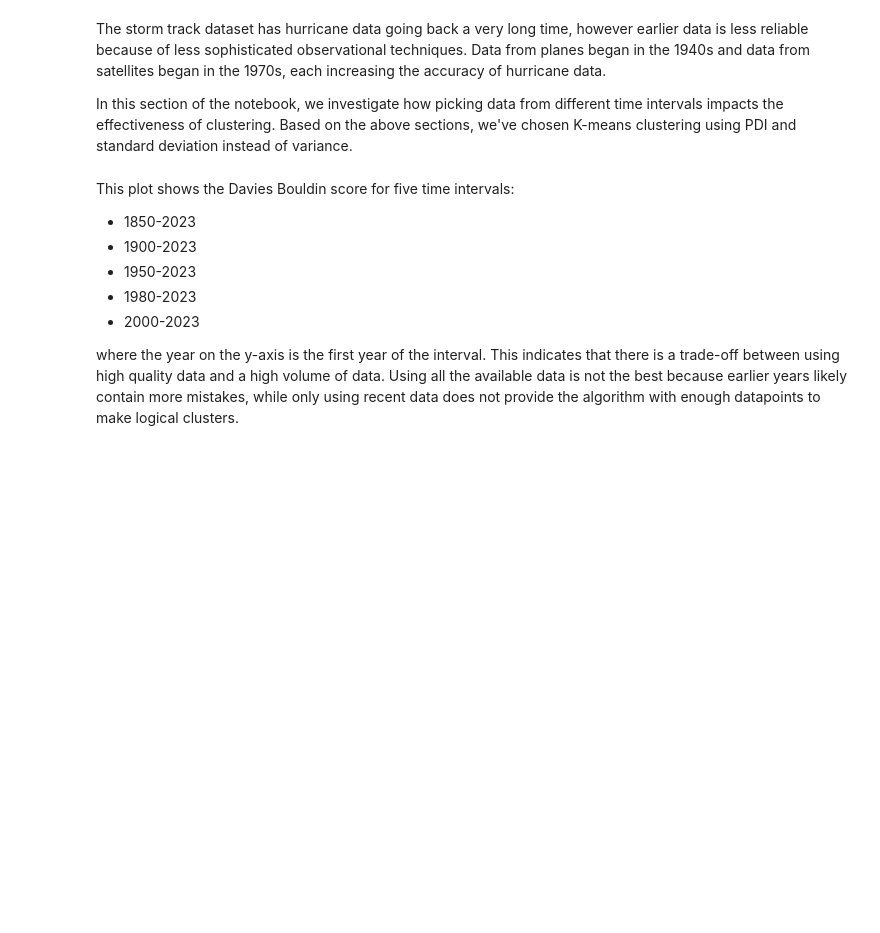
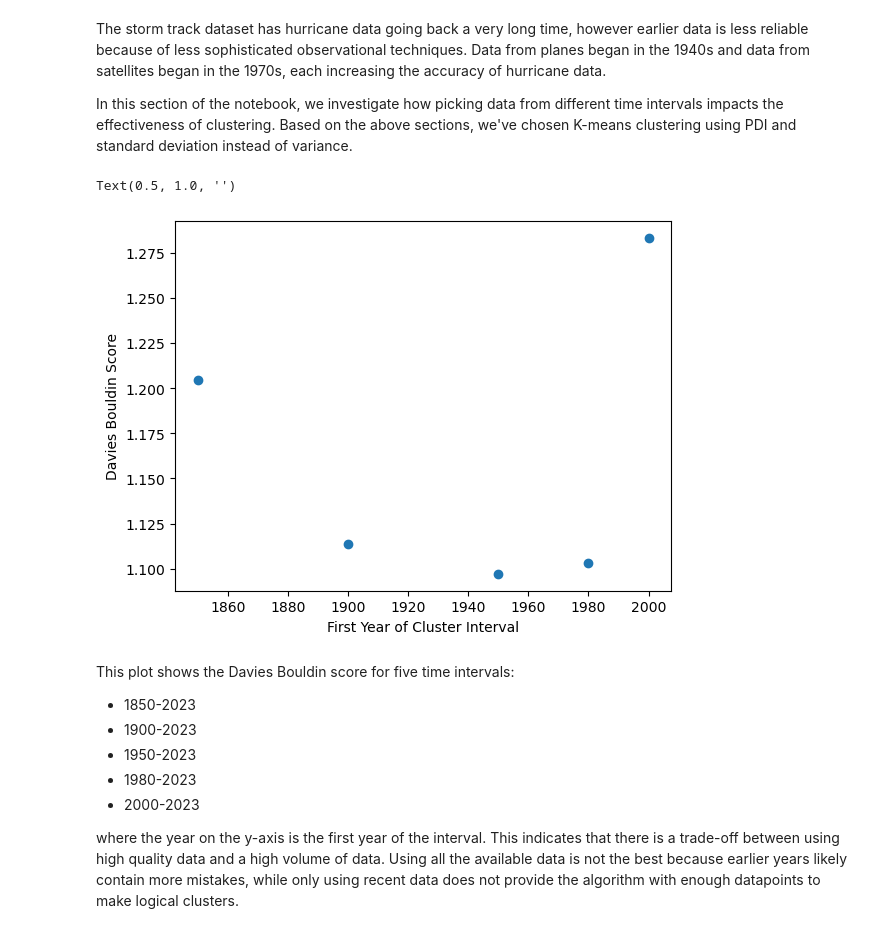
Before and after one commit to JuanPalaciosGodoy/climate-prediction-with-ml-team-1, a Jupyter notebook: Project-StarterCodes/Project1-EDAV/lib/data_story.ipynb, the cells around one changed output. Drawn from its saved outputs; the diff is of its cells as text; code cells hidden in the pictures; blank space fills up the shorter version.

```diff
--- a/Project-StarterCodes/Project1-EDAV/lib/data_story.ipynb
+++ b/Project-StarterCodes/Project1-EDAV/lib/data_story.ipynb
@@ -1215,12 +368,11 @@ sil_2000_2023 = silhouette_score(moment_2000_2023, labels_2000_2023)
 # %%
-plt.scatter([1850, 1900, 1950, 1980, 2000], [db_1850_2023, db_1900_2023, db_1950_2023, db_1980_2023, db_2000_2023], c='blue', label='Davies Bouldin Score')
-plt.scatter([1850, 1900, 1950, 1980, 2000], [sil_1850_2023, sil_1900_2023, sil_1950_2023, sil_1980_2023, sil_2000_2023], c='red', label='Silhouette Score')
-
+plt.scatter([1850, 1900, 1950, 1980, 2000], [db_1850_2023, db_1900_2023, db_1950_2023, db_1980_2023, db_2000_2023])
 plt.xlabel('First Year of Cluster Interval')
 plt.ylabel('Davies Bouldin Score')
-plt.title('Davies Bouldin Score Based Year Interval Start Date')
-plt.legend()
-plt.show()
+plt.title('')
+# %% [output]
+Text(0.5, 1.0, '')
+[figure, added]
 # %% [markdown]
 This plot shows the Davies Bouldin score for five time intervals:
 - 1850-2023
```
Also changed, not shown: parts of 39 cells of this notebook.
